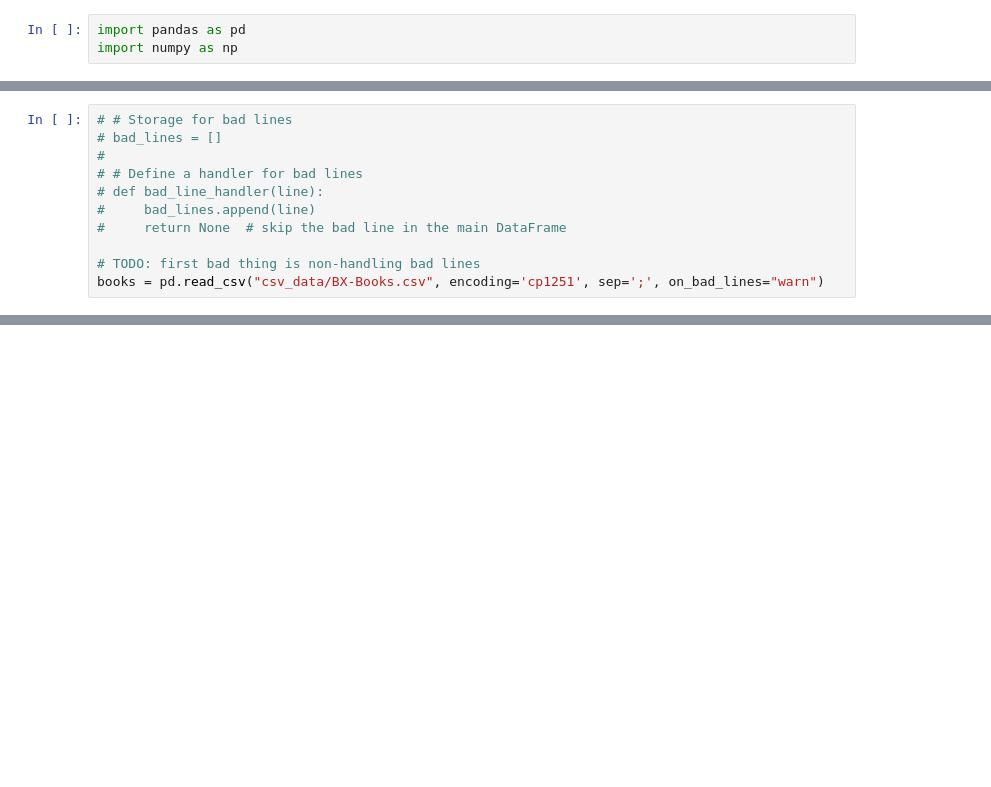
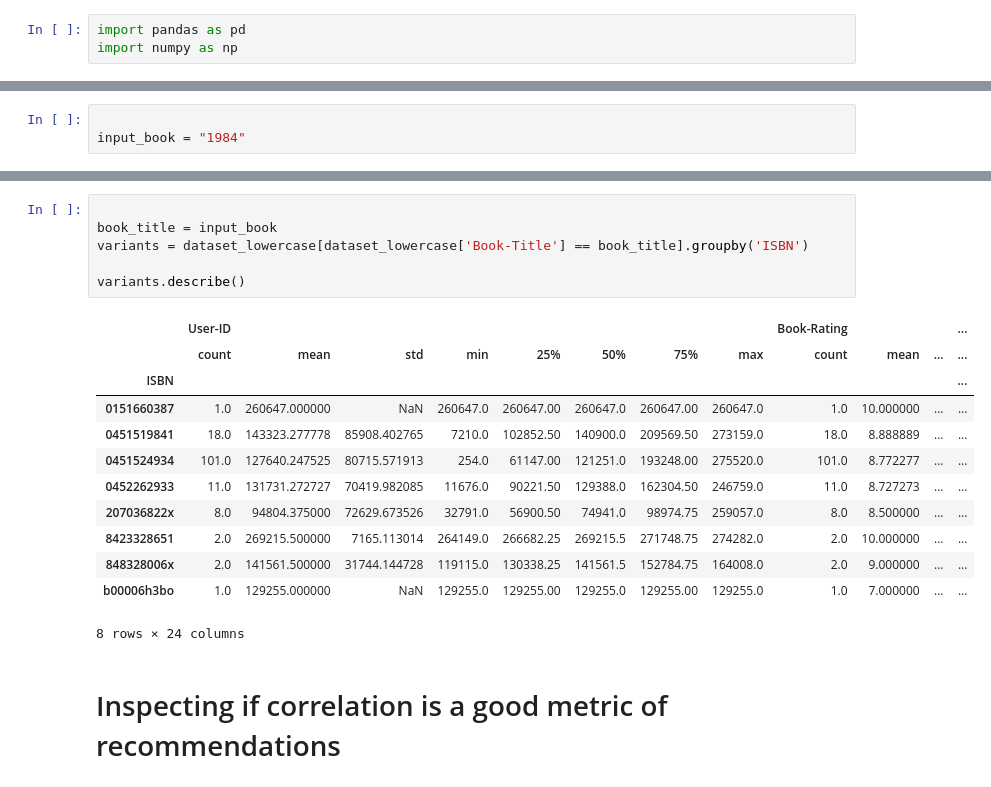
Before and after one commit to zlochina/book-recommendation-app, a Jupyter notebook: src/book_recommendation_prod/data_inspection.ipynb, the cells around one changed output, grey strips where cells are left out. Drawn from its saved outputs; the diff is of its cells as text; blank space fills up the shorter version.

```diff
--- a/src/book_recommendation_prod/data_inspection.ipynb
+++ b/src/book_recommendation_prod/data_inspection.ipynb
@@ -7,11 +3,0 @@ ratings = ratings[ratings['Book-Rating']!=0]
-# %%
-# # Storage for bad lines
-# bad_lines = []
-#
-# # Define a handler for bad lines
-# def bad_line_handler(line):
-#     bad_lines.append(line)
-#     return None  # skip the bad line in the main DataFrame
-
-# TODO: first bad thing is non-handling bad lines
-books = pd.read_csv("csv_data/BX-Books.csv", encoding='cp1251', sep=';', on_bad_lines="warn")
@@ -310,0 +4,3 @@ book_title
+# %%
+
+input_book = "1984"
@@ -310,0 +208,21 @@ book_title
+# %%
+
+book_title = input_book
+variants = dataset_lowercase[dataset_lowercase['Book-Title'] == book_title].groupby('ISBN')
+
+variants.describe()
+# %% [output]
+|  | User-ID |  |  |  |  |  |  |  | Book-Rating |  |  | ... |
+|  | count | mean | std | min | 25% | 50% | 75% | max | count | mean | ... | ... |
+| ISBN |  |  |  |  |  |  |  |  |  |  |  | ... |
+| 0151660387 | 1.0 | 260647.000000 | NaN | 260647.0 | 260647.00 | 260647.0 | 260647.00 | 260647.0 | 1.0 | 10.000000 | ... | ... |
+| 0451519841 | 18.0 | 143323.277778 | 85908.402765 | 7210.0 | 102852.50 | 140900.0 | 209569.50 | 273159.0 | 18.0 | 8.888889 | ... | ... |
+| 0451524934 | 101.0 | 127640.247525 | 80715.571913 | 254.0 | 61147.00 | 121251.0 | 193248.00 | 275520.0 | 101.0 | 8.772277 | ... | ... |
+| 0452262933 | 11.0 | 131731.272727 | 70419.982085 | 11676.0 | 90221.50 | 129388.0 | 162304.50 | 246759.0 | 11.0 | 8.727273 | ... | ... |
+| 207036822x | 8.0 | 94804.375000 | 72629.673526 | 32791.0 | 56900.50 | 74941.0 | 98974.75 | 259057.0 | 8.0 | 8.500000 | ... | ... |
+| 8423328651 | 2.0 | 269215.500000 | 7165.113014 | 264149.0 | 266682.25 | 269215.5 | 271748.75 | 274282.0 | 2.0 | 10.000000 | ... | ... |
+| 848328006x | 2.0 | 141561.500000 | 31744.144728 | 119115.0 | 130338.25 | 141561.5 | 152784.75 | 164008.0 | 2.0 | 9.000000 | ... | ... |
+| b00006h3bo | 1.0 | 129255.000000 | NaN | 129255.0 | 129255.00 | 129255.0 | 129255.00 | 129255.0 | 1.0 | 7.000000 | ... | ... |
+8 rows × 24 columns
+# %% [markdown]
+# Inspecting if correlation is a good metric of recommendations
```
Also changed, not shown: parts of 51 cells of this notebook, 5 other files.
